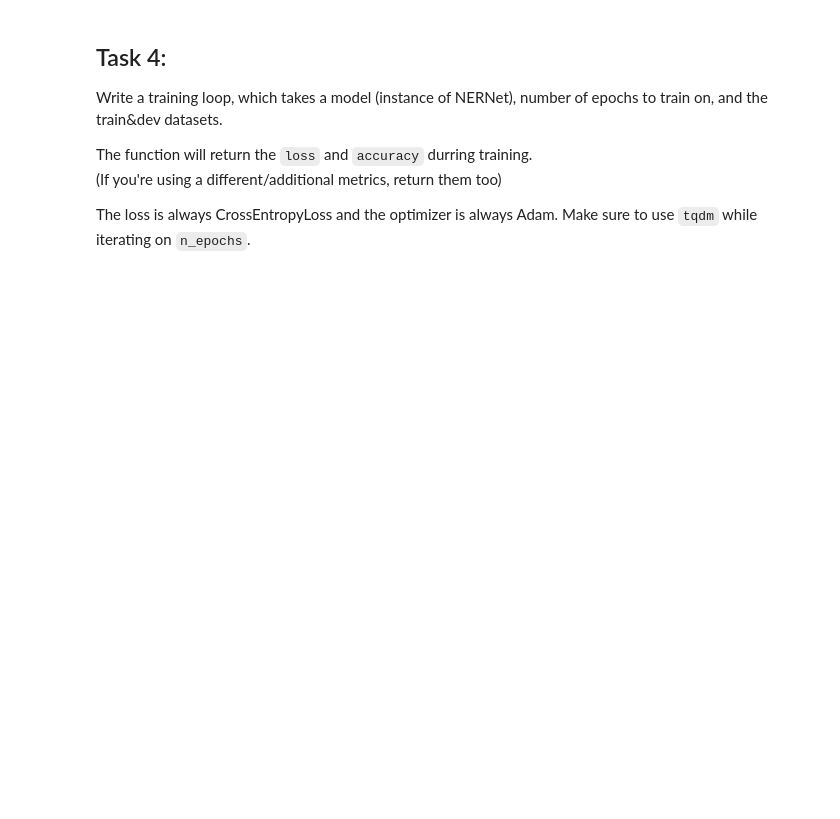
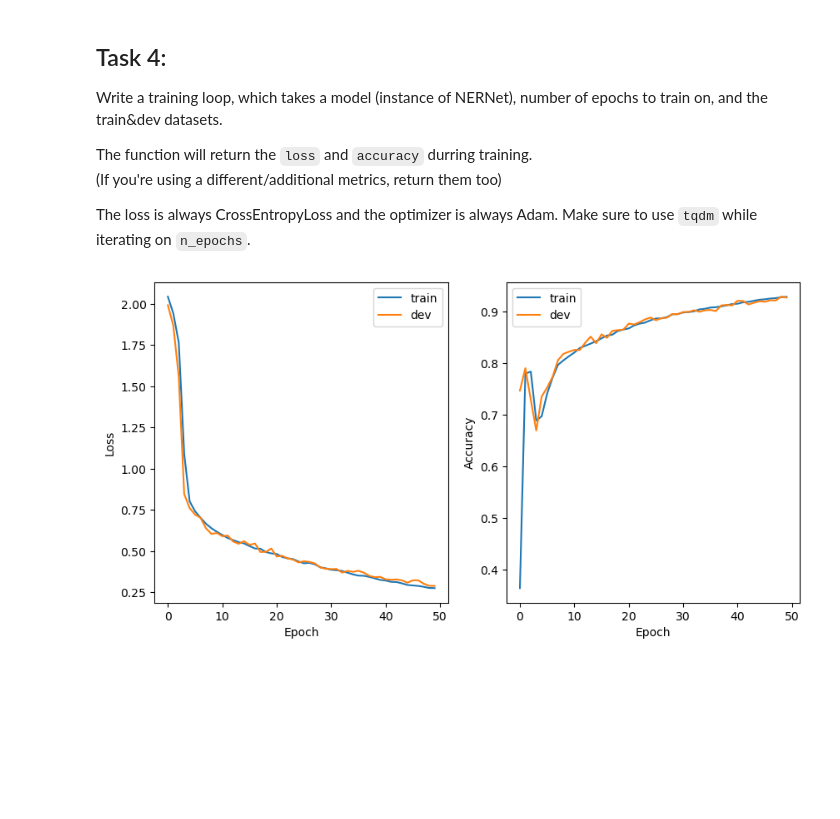
Before and after one commit to Lior-Baruch/NLP, a Jupyter notebook: HW3/Assignment_3_NER.ipynb, the cells around one changed output. Saved outputs shown, nothing was run; the diff lists cells and outputs as text; code cells hidden in the pictures; blank space fills up the shorter version.

```diff
--- a/HW3/Assignment_3_NER.ipynb
+++ b/HW3/Assignment_3_NER.ipynb
@@ -396,3 +530,47 @@ def train_loop(model, n_epochs, dataloader_train, dataloader_dev):
+# %%
+def train_loop(model, n_epochs, dataloader_train, dataloader_dev, pad_token_id):
+  # define the loss function and optimizer
+  criterion = nn.CrossEntropyLoss(ignore_index=pad_token_id)
+  optimizer = Adam(model.parameters(), lr=0.0001)
+
+  # initialize a dictionary to store the metrics
+  metrics = {'loss': {'train': [], 'dev': []}, 'accuracy': {'train': [], 'dev': []}}
+
+  # iterate over the specified number of epochs
+  for epoch in tqdm(range(n_epochs)):
+    train_loss, train_accuracy = train(model, criterion, optimizer, dataloader_train, pad_token_id)
+    dev_loss, dev_accuracy = evaluate(model, criterion, dataloader_dev, pad_token_id)
+
+    # store the metrics
+    metrics['loss']['train'].append(train_loss)
+    metrics['accuracy']['train'].append(train_accuracy)
+    metrics['loss']['dev'].append(dev_loss)
+    metrics['accuracy']['dev'].append(dev_accuracy)
+
+  # return the metrics
+  return metrics
+# %%
+# train the model
+model = NERNet(input_size=len(vocab.word2id), embedding_size=100, hidden_size=128, output_size=len(vocab.tag2id), n_layers=1, bidirectional=True).to(DEVICE)
+metrics = train_loop(model, n_epochs=50, dataloader_train=dataLoader_train, dataloader_dev=dataLoader_dev, pad_token_id=vocab.word2id[PAD_TOKEN])
+# %%
+# plot the loss and accuracy curves
+plt.figure(figsize=(10,5))
+plt.subplot(1,2,1)
+plt.plot(metrics['loss']['train'], label='train')
+plt.plot(metrics['loss']['dev'], label='dev')
+plt.xlabel('Epoch')
+plt.ylabel('Loss')
+plt.legend()
+plt.subplot(1,2,2)
+plt.plot(metrics['accuracy']['train'], label='train')
+plt.plot(metrics['accuracy']['dev'], label='dev')
+plt.xlabel('Epoch')
+plt.ylabel('Accuracy')
+plt.legend()
+plt.show()
+# %% [output]
+[figure, added]
 # %% [markdown]
 <br><br><br><br><br><br>
 # %% [markdown]
```
Also changed, not shown: parts of 17 cells of this notebook.
